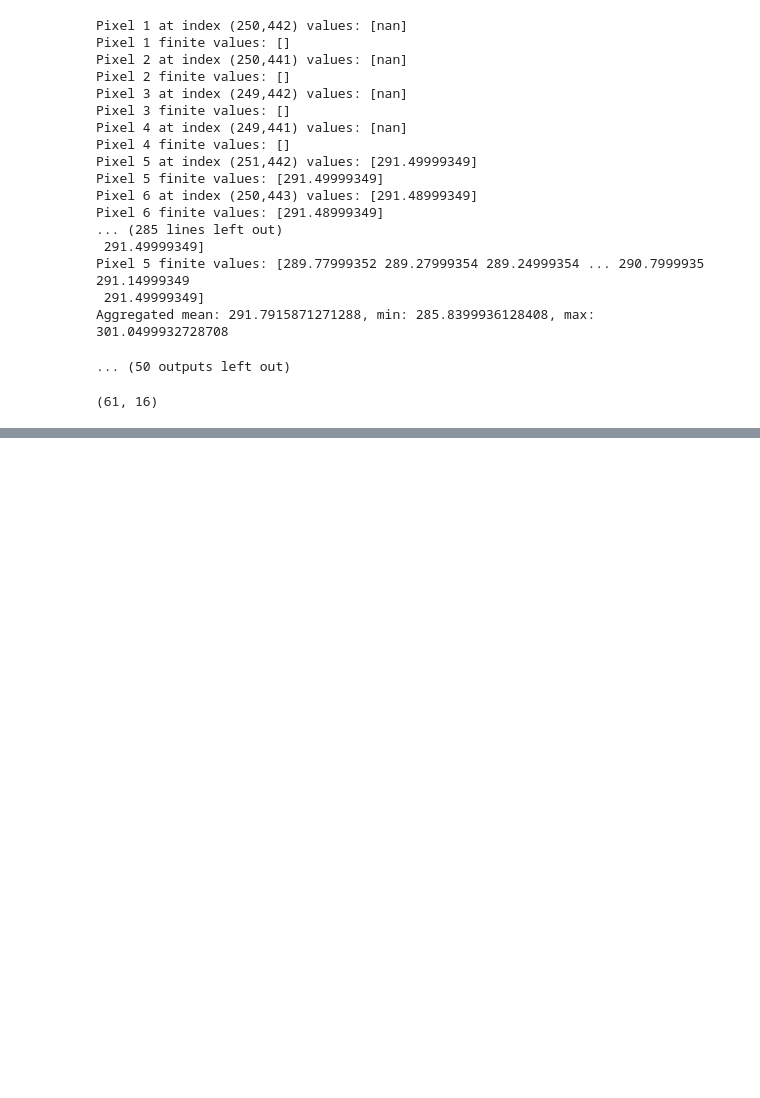
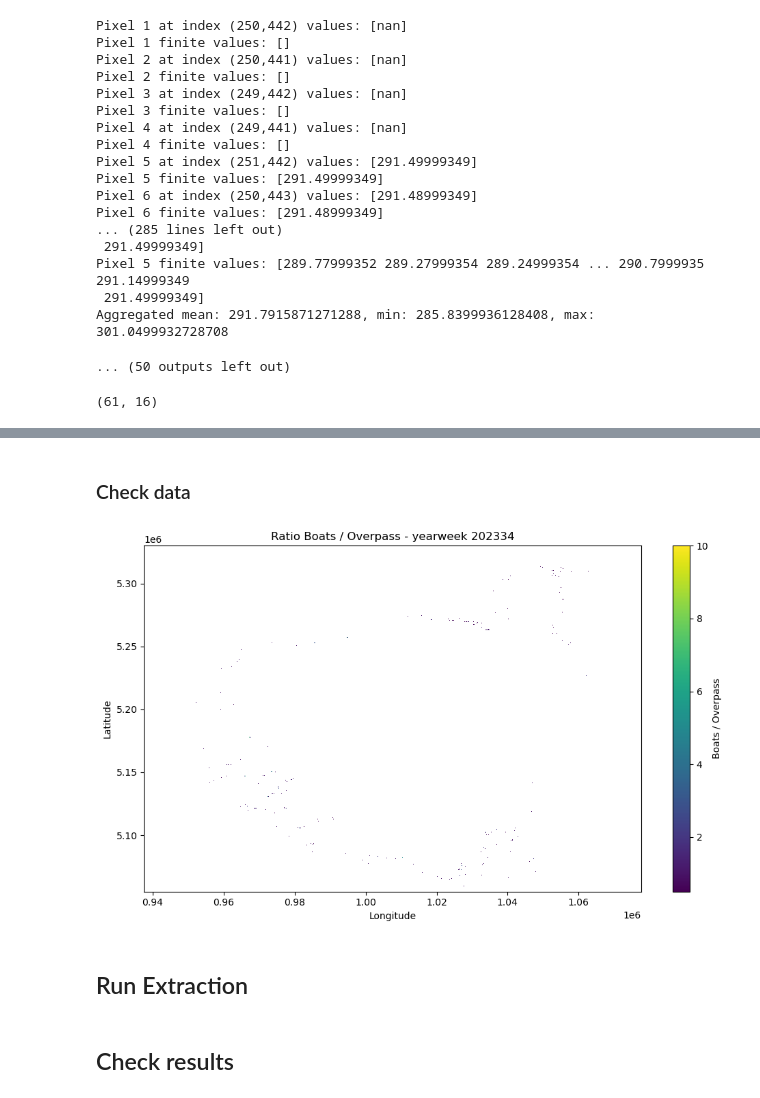
Before and after one commit to marieke-s/Chap_1_2018-2024, a Jupyter notebook: scripts/2c_Extract_NCDF.ipynb, the cells around one changed output, grey strips where cells are left out. Drawn from its saved outputs; the diff is of its cells as text; code cells hidden in the pictures; blank space fills up the shorter version.

```diff
--- a/scripts/2c_Extract_NCDF.ipynb
+++ b/scripts/2c_Extract_NCDF.ipynb
@@ -927,0 +1237,24 @@ sst_fill.to_csv("./data/processed_data/predictors/SST/mtdt_5_SST-FULL.csv", inde
+# %% [markdown]
+### Check data
+# %%
+import matplotlib.pyplot as plt
+import xarray as xr
+
+# Choose the yearweek you want to map
+yearweek = 202334  # <-- change this
+
+# Select the 2D slice
+ratio_map = ratio_ds["ratio_boats_overpass"].sel(yearweek=yearweek)
+
+# Plot
+plt.figure(figsize=(10, 6))
+im = plt.pcolormesh(ratio_map["lon"], ratio_map["lat"], ratio_map,
+                    shading='auto')
+plt.colorbar(im, label="Boats / Overpass")
+plt.title(f"Ratio Boats / Overpass - yearweek {yearweek}")
+plt.xlabel("Longitude")
+plt.ylabel("Latitude")
+plt.tight_layout()
+plt.show()
+# %% [output]
+[figure, added]
@@ -927,0 +1281,2 @@ sst_fill.to_csv("./data/processed_data/predictors/SST/mtdt_5_SST-FULL.csv", inde
+# %% [markdown]
+## Run Extraction
@@ -927,0 +1325,2 @@ sst_fill.to_csv("./data/processed_data/predictors/SST/mtdt_5_SST-FULL.csv", inde
+# %% [markdown]
+## Check results
```
Also changed, not shown: parts of 13 cells of this notebook, 8 other files.
